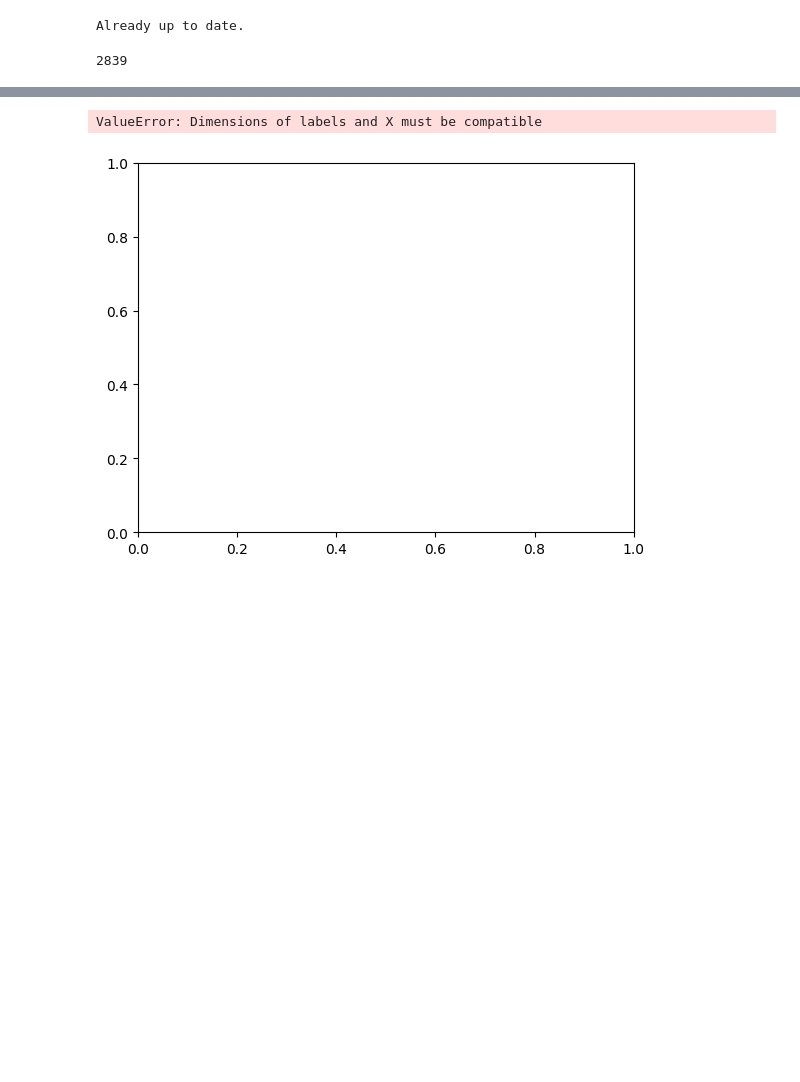
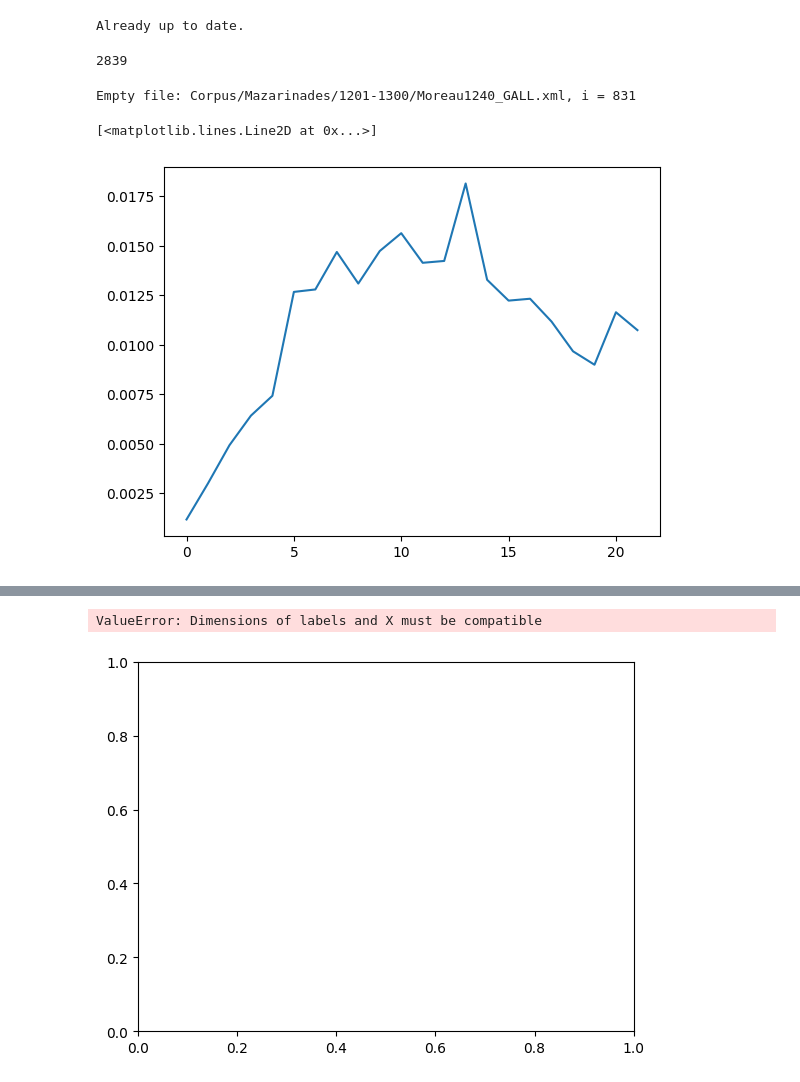
Before and after one commit to Marceau-h/memoire, a Jupyter notebook: good ttr.ipynb, the cells around one changed output, grey strips where cells are left out. Cells and saved outputs as stored; diff of their text form; code cells hidden in the pictures; blank space fills up the shorter version.

Commit message:
Stats et courbes
Sur :
- le nombre d'hapaxes
- le taux de lexicalité
- le ratio voc/token

TODO : il y a t-il un lien entre certaines méta-données et l'évolution de ces valeurs ?

```diff
--- a/good ttr.ipynb
+++ b/good ttr.ipynb
@@ -30,28 +30,64 @@ def ttr(line):
     line = line.split()
     return len([word for word in line if word in mots_LGERM])/len(line)
 
-files = files [:10]
-docs_ttrs = np.zeros((len(files), 4))
-for i, file in tqdm(enumerate(files)):
-	with open(file, "r", encoding="utf-8") as f:
-		txt = f.read()
+def tok_voc_ratio(str):
+    if not str:
+        return
+    lstr = str.split()
+    return len(set(lstr))/len(lstr)
 
-	txt = re.split(r"(?:<pb .*?>)", txt)
-	txt = txt[1:]
+def compte_hapax(str):
+    ct = Counter(str)
+    return len([val for val in ct.values() if val == 1])
 
-	txt = [re.split(r"\n|<lb/>|<l>", line) for line in txt]
+files = files
+docs_ttrs = np.zeros((len(files) - 1, 4))
+lst_trvr = []
+nb_hapax = []
+for i, file in enumerate(tqdm(files)):
+    with open(file, "r", encoding="utf-8") as f:
+        txt = f.read()
 
-	txt = [[re.sub(r"<.*?>|  |\t", "", line) for line in page] for page in txt]
+    txt = re.split(r"(?:<pb .*?>)", txt)
+    txt = txt[1:]
 
-	txt = [[line for line in page if line.strip()] for page in txt]
+    txt = [re.split(r"\n|<lb/>|<l>", line) for line in txt]
 
-	txt = [page for page in txt if page]
+    txt = [[re.sub(r"<.*?>|  |\t", "", line) for line in page] for page in txt]
 
-	if not txt:
-		print(f"Empty file: {file}")
-		continue
+    txt = [[line for line in page if line.strip()] for page in txt]
 
-	ttrs = [mean([ttr(line) for line in page]) for page in txt]
+    txt = [page for page in txt if page]
 
-	# Calculate the max, min , mean and standard deviation of the ttr of each document
-	docs_ttrs[i] = np.array([amax(ttrs), amin(ttrs), mean(ttrs), std(ttrs)])
+    plain = ' '.join([mot for page in txt for line in page for mot in line])
+
+    if not txt:
+        print(f"Empty file: {file}, {i = }")
+        continue
+
+    lst_trvr.append(tok_voc_ratio(plain))
+
+    nb_hapax.append(compte_hapax(plain))
+
+    ttrs = [mean([ttr(line) for line in page]) for page in txt]
+
+    # Calculate the max, min , mean and standard deviation of the ttr of each document
+    if i < 831:
+        pos = i
+    else:
+        pos = i -1
+
+    docs_ttrs[pos] = np.array([amax(ttrs), amin(ttrs), mean(ttrs), std(ttrs)])
+# %% [output]
+Empty file: Corpus/Mazarinades/1201-1300/Moreau1240_GALL.xml, i = 831
+# %%
+d = {k : [] for k in set(nb_hapax)}
+for k, v in zip(nb_hapax, lst_trvr):
+    d[k].append(v)
+
+tup = [(k, mean(v)) for k, v in d.items()]
+
+plt.plot(*zip(*tup))
+# %% [output]
+[<matplotlib.lines.Line2D at 0x...>]
+[figure, added]
```
Also changed, not shown: parts of 11 cells of this notebook, 1 other file.
